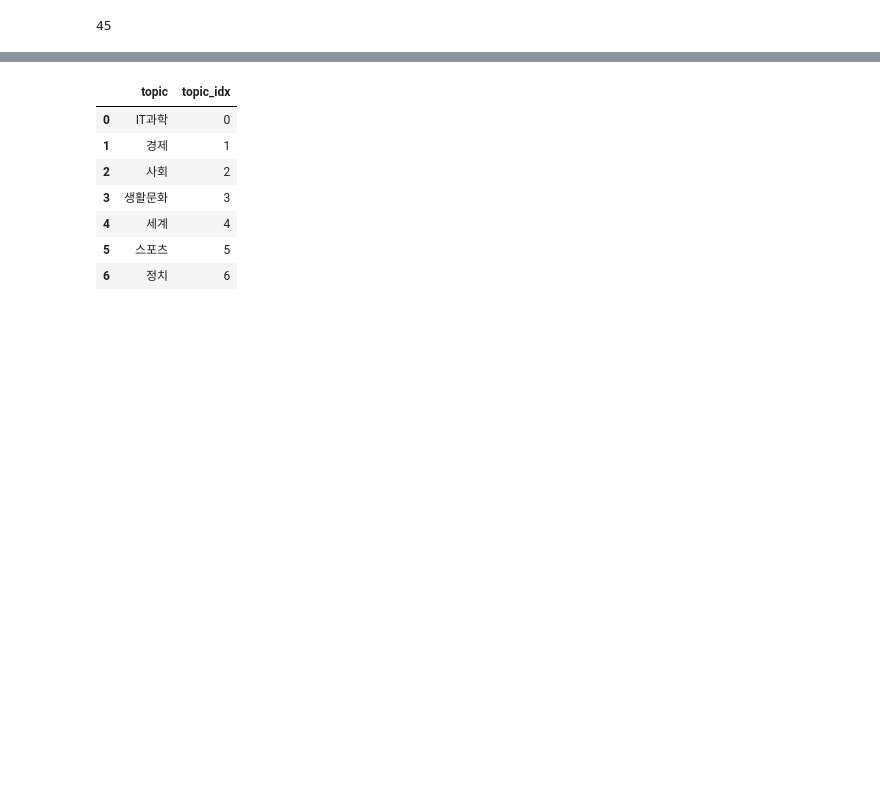
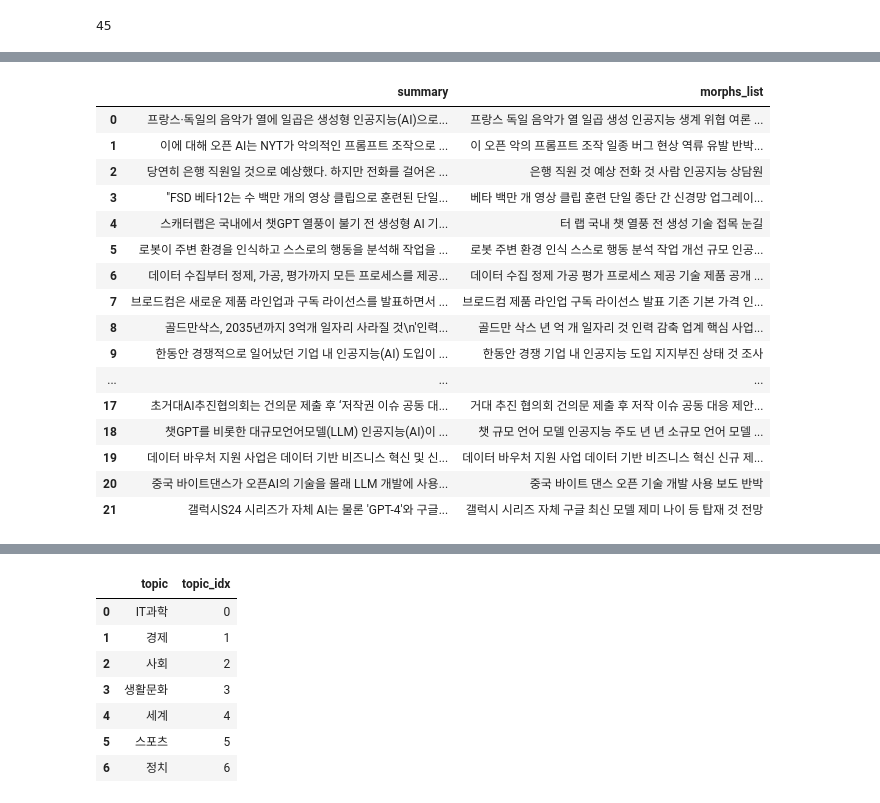
Before and after one commit to kdj0712/study_AIs, a Jupyter notebook: docs/quests/NLPs/classification_news.ipynb, the cells around one changed output, grey strips where cells are left out. Drawn from its saved outputs; the diff is of its cells as text; code cells hidden in the pictures; blank space fills up the shorter version.

```diff
--- a/docs/quests/NLPs/classification_news.ipynb
+++ b/docs/quests/NLPs/classification_news.ipynb
@@ -287,0 +269,11 @@ df_ITNews_sheets
+# %%
+morphs_nouns_test = []
+morphs_nouns_list_test = []
+for sentence in df_ITNews_sheets['summary']:
+  morphs = mecab.nouns(sentence)
+  morphs_nouns_test.append(morphs)
+  morphs_nouns_list_test = morphs_nouns_list_test + morphs
+  pass
+# %%
+df_ITNews_sheets.reset_index(drop=True, inplace=True)
+df_ITNews_sheets
@@ -287,0 +318,23 @@ df_ITNews_sheets
+# %%
+df_ITNews_sheets['morphs_list'] = [[] for _ in range(len(df_ITNews_sheets))]
+for x in range(len(morphs_nouns_test)):
+  df_ITNews_sheets.at[x,'morphs_list'] = ' '.join(map(str, morphs_nouns_test[x]))
+df_ITNews_sheets
+# %% [output]
+|  | summary | morphs_list |
+| 0 | 프랑스·독일의 음악가 열에 일곱은 생성형 인공지능(AI)으로... | 프랑스 독일 음악가 열 일곱 생성 인공지능 생계 위협 여론 ... |
+| 1 | 이에 대해 오픈 AI는 NYT가 악의적인 프롬프트 조작으로 ... | 이 오픈 악의 프롬프트 조작 일종 버그 현상 역류 유발 반박... |
+| 2 | 당연히 은행 직원일 것으로 예상했다. 하지만 전화를 걸어온 ... | 은행 직원 것 예상 전화 것 사람 인공지능 상담원 |
+| 3 | "FSD 베타12는 수 백만 개의 영상 클립으로 훈련된 단일... | 베타 백만 개 영상 클립 훈련 단일 종단 간 신경망 업그레이... |
+| 4 | 스캐터랩은 국내에서 챗GPT 열풍이 불기 전 생성형 AI 기... | 터 랩 국내 챗 열풍 전 생성 기술 접목 눈길 |
+| 5 | 로봇이 주변 환경을 인식하고 스스로의 행동을 분석해 작업을 ... | 로봇 주변 환경 인식 스스로 행동 분석 작업 개선 규모 인공... |
+| 6 | 데이터 수집부터 정제, 가공, 평가까지 모든 프로세스를 제공... | 데이터 수집 정제 가공 평가 프로세스 제공 기술 제품 공개 ... |
+| 7 | 브로드컴은 새로운 제품 라인업과 구독 라이선스를 발표하면서 ... | 브로드컴 제품 라인업 구독 라이선스 발표 기존 기본 가격 인... |
+| 8 | 골드만삭스, 2035년까지 3억개 일자리 사라질 것\n'인력... | 골드만 삭스 년 억 개 일자리 것 인력 감축 업계 핵심 사업... |
+| 9 | 한동안 경쟁적으로 일어났던 기업 내 인공지능(AI) 도입이 ... | 한동안 경쟁 기업 내 인공지능 도입 지지부진 상태 것 조사 |
+| ... | ... | ... |
+| 17 | 초거대AI추진협의회는 건의문 제출 후 ‘저작권 이슈 공동 대... | 거대 추진 협의회 건의문 제출 후 저작 이슈 공동 대응 제안... |
+| 18 | 챗GPT를 비롯한 대규모언어모델(LLM) 인공지능(AI)이 ... | 챗 규모 언어 모델 인공지능 주도 년 년 소규모 언어 모델 ... |
+| 19 | 데이터 바우처 지원 사업은 데이터 기반 비즈니스 혁신 및 신... | 데이터 바우처 지원 사업 데이터 기반 비즈니스 혁신 신규 제... |
+| 20 | 중국 바이트댄스가 오픈AI의 기술을 몰래 LLM 개발에 사용... | 중국 바이트 댄스 오픈 기술 개발 사용 보도 반박 |
+| 21 | 갤럭시S24 시리즈가 자체 AI는 물론 'GPT-4'와 구글... | 갤럭시 시리즈 자체 구글 최신 모델 제미 나이 등 탑재 것 전망 |
```
Also changed, not shown: parts of 38 cells of this notebook.
